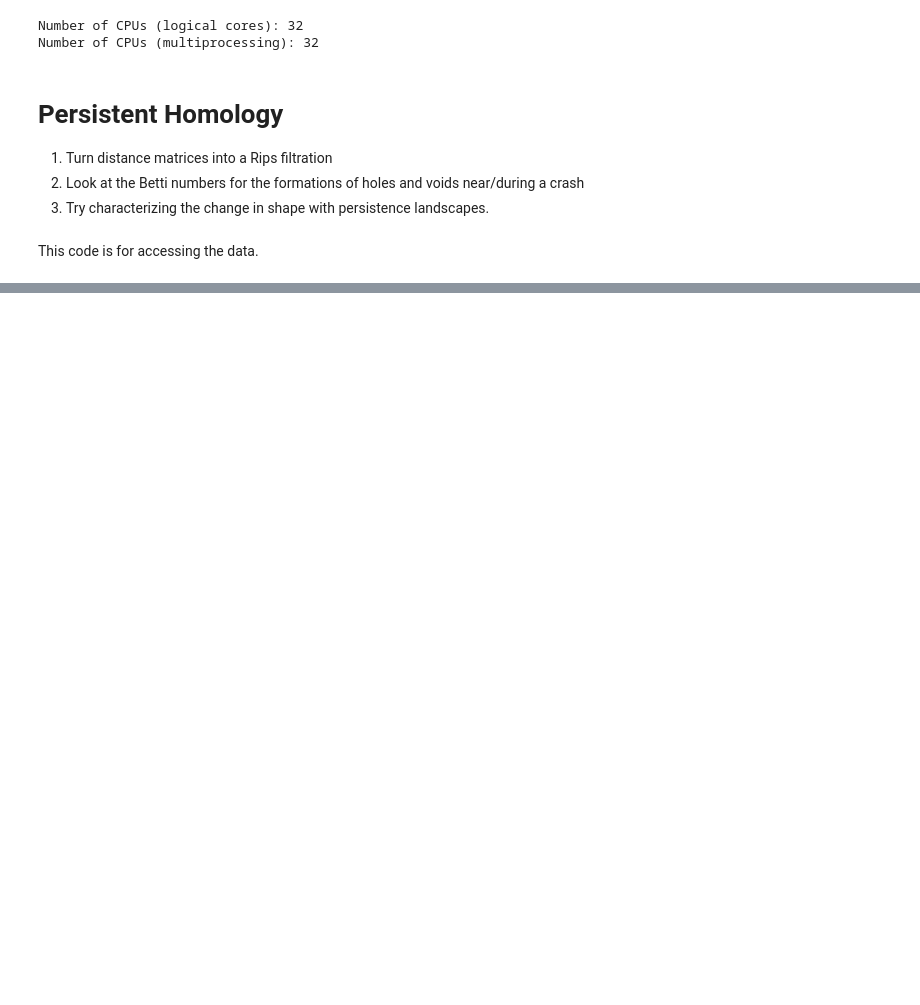
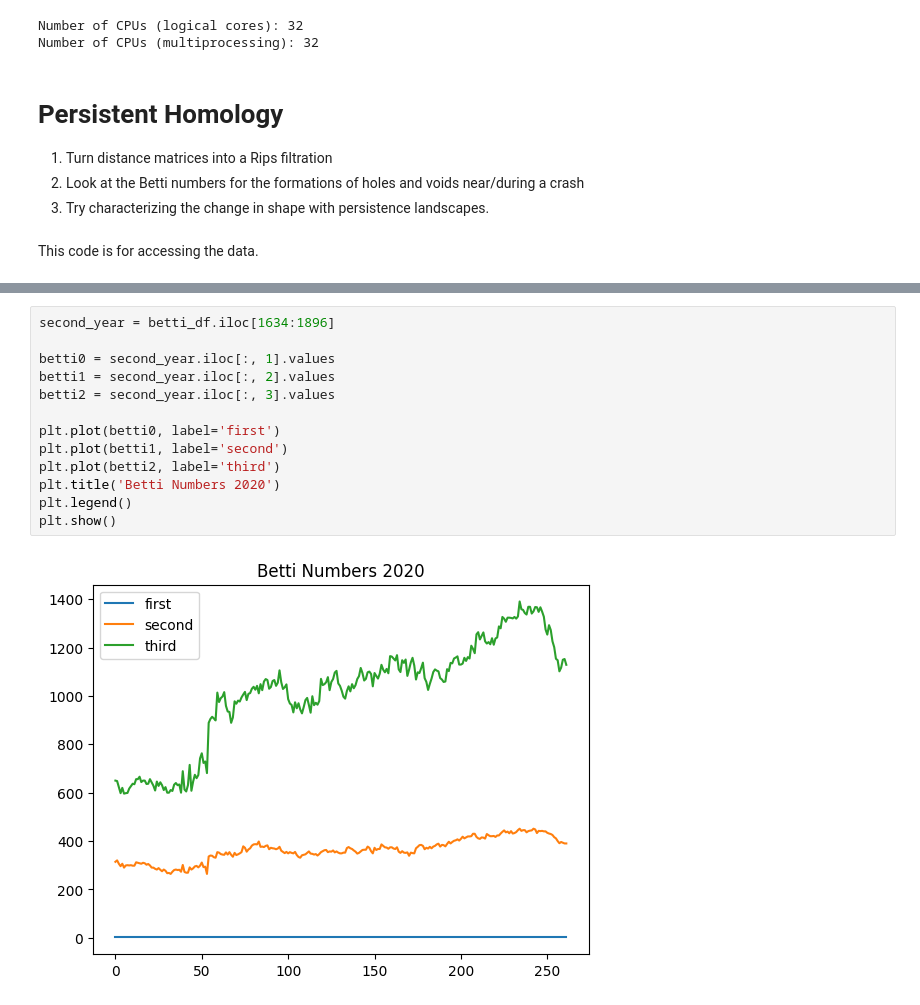
Before and after one commit to donnafaithhh/PSE-Work, a Jupyter notebook: DFTG TDA Work 1.ipynb, the cells around one changed output, grey strips where cells are left out. Cells and saved outputs as stored; diff of their text form; blank space fills up the shorter version.

```diff
--- a/DFTG TDA Work 1.ipynb
+++ b/DFTG TDA Work 1.ipynb
@@ -150,0 +275,15 @@ Distance matrix of 110 2020-12-04 00_00_00.pickl
+# %%
+second_year = betti_df.iloc[1634:1896]
+
+betti0 = second_year.iloc[:, 1].values
+betti1 = second_year.iloc[:, 2].values
+betti2 = second_year.iloc[:, 3].values
+
+plt.plot(betti0, label='first')
+plt.plot(betti1, label='second')
+plt.plot(betti2, label='third')
+plt.title('Betti Numbers 2020')
+plt.legend()
+plt.show()
+# %% [output]
+[figure, added]
```
Also changed, not shown: parts of 13 cells of this notebook.
